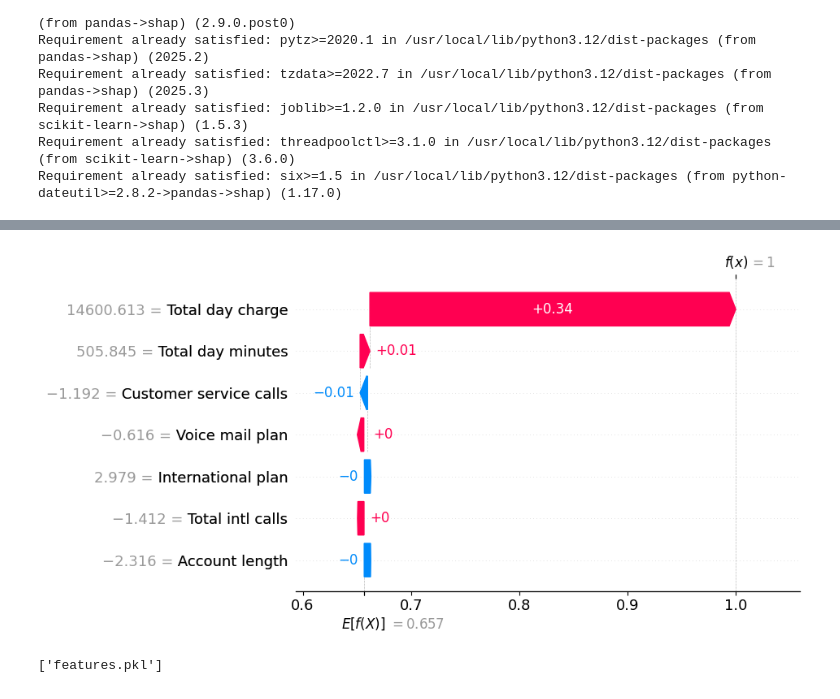
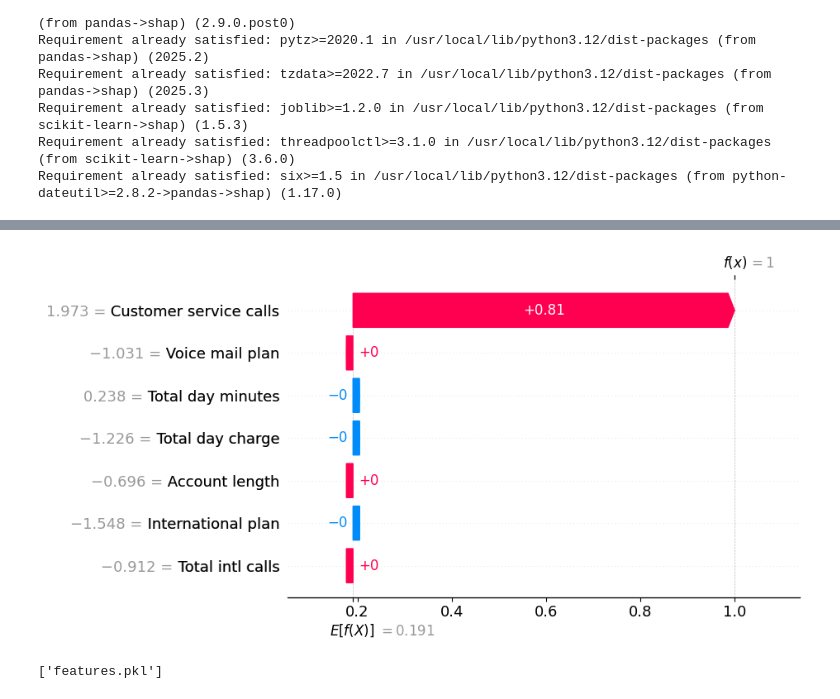
Before and after one commit to Srimugdha04/Multi-domain-churn-prediction, a Jupyter notebook: Multi-domain customer churn prediction(telecom-bank datasets).ipynb, the cells around one changed output, grey strips where cells are left out. Cells and saved outputs as stored; diff of their text form; code cells hidden in the pictures.

```diff
--- a/Multi-domain customer churn prediction(telecom-bank datasets).ipynb
+++ b/Multi-domain customer churn prediction(telecom-bank datasets).ipynb
@@ -83,6 +83,8 @@ feature_names = X_bank.columns.tolist()
 # %%
 from sklearn.preprocessing import StandardScaler
 
-scaler = StandardScaler()
-X_telecom = scaler.fit_transform(X_telecom)
-X_bank = scaler.transform(X_bank)
+scaler_tele = StandardScaler()
+scaler_bank = StandardScaler()
+
+X_telecom = scaler_tele.fit_transform(X_telecom)
+X_bank = scaler_bank.fit_transform(X_bank)
@@ -96,8 +91,20 @@ Xb_train, Xb_test, yb_train, yb_test = train_test_split(
+# %%
+from sklearn.model_selection import train_test_split
+
+# first split train + temp
+X_train, X_temp, y_train, y_temp = train_test_split(
+ X_bank, y_bank, test_size=0.3, random_state=42, stratify=y_bank
+)
+
+# second split temp → validation + test
+X_val, X_test, y_val, y_test = train_test_split(
+ X_temp, y_temp, test_size=0.5, random_state=42, stratify=y_temp
+)
 # %%
 class_weights = compute_class_weight(
     class_weight='balanced',
-    classes=np.unique(yb_train),
-    y=yb_train
+    classes=np.unique(y_train),
+    y=y_train
 )
 
 class_weights = {0: class_weights[0], 1: class_weights[1]}
@@ -181,7 +188,7 @@ transfer_model.compile(
 )
 
 history = transfer_model.fit(
-    Xb_train, yb_train,
+    X_train, y_train,
     epochs=15,
     batch_size=16,
     validation_split=0.2,
@@ -368,5 +398,5 @@ shap.plots.waterfall(shap_values[high_risk_index])
 # %%
-X_subset_df = pd.DataFrame(Xb_test[:200], columns=telecom_features)
+X_subset_df = pd.DataFrame(X_test[:200], columns=telecom_features)
 
 explainer = shap.Explainer(transfer_model, X_subset_df)
 shap_values = explainer(X_subset_df)
@@ -378,4 +408,4 @@ shap.plots.waterfall(shap_values[high_risk_index])
-[figure, old version]
+[figure, new version]
 # %%
 import joblib
 joblib.dump(feature_names, "features.pkl")
```
Also changed, not shown: parts of 19 cells of this notebook.
